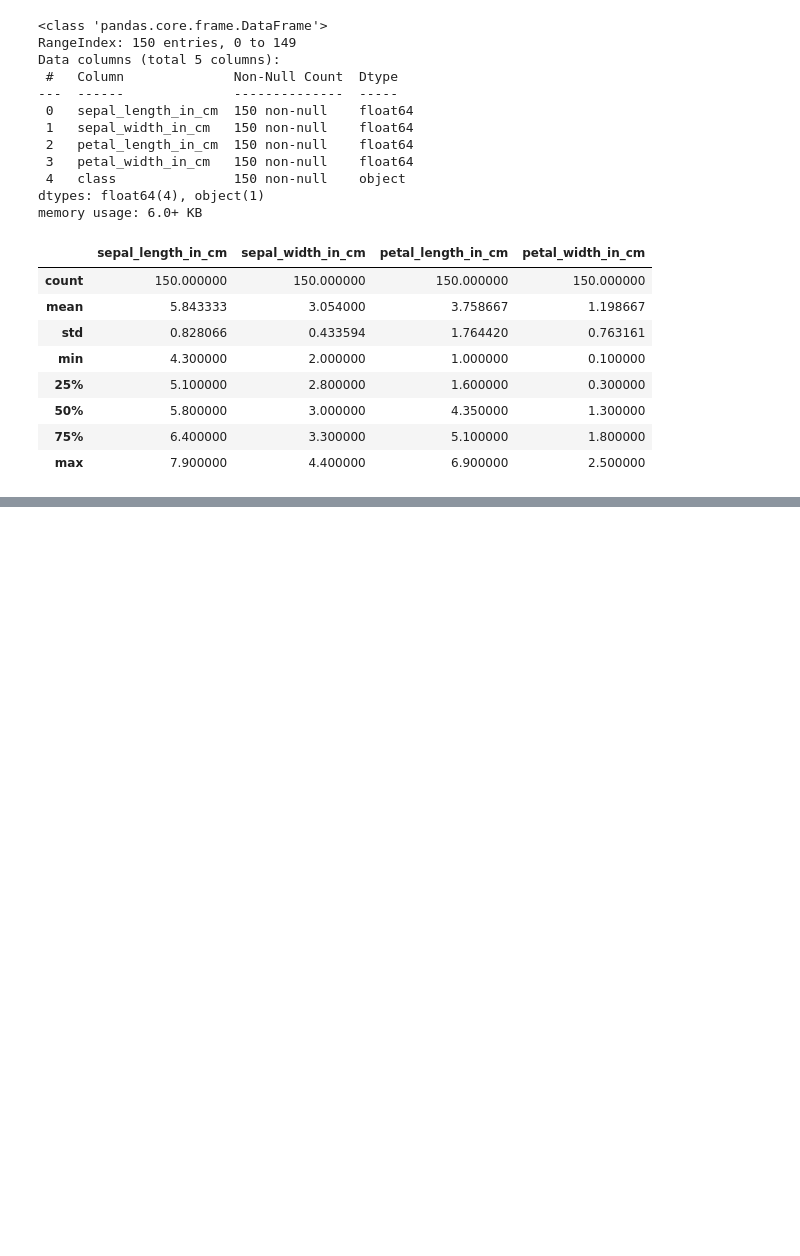
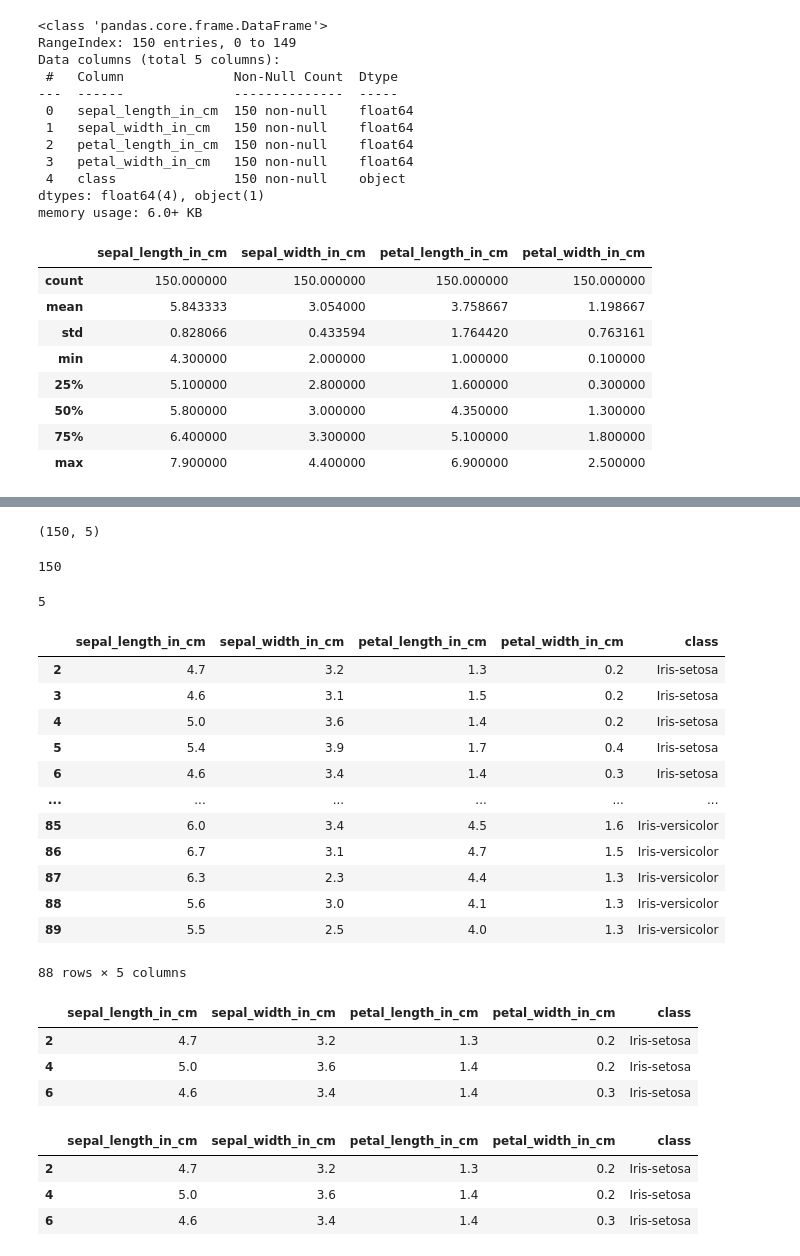
Before and after one commit to ZEDTARIK/jyputer, a Jupyter notebook: Pandas_Read_CSV/pandas.ipynb, the cells around one changed output, grey strips where cells are left out. Cells and saved outputs as stored; diff of their text form; code cells hidden in the pictures; blank space fills up the shorter version.

```diff
--- a/Pandas_Read_CSV/pandas.ipynb
+++ b/Pandas_Read_CSV/pandas.ipynb
@@ -103,3 +117,46 @@ iris_data.describe()
 # %%
 # Change the delimiter to a tab
 iris_data.to_csv("tab_seperated_iris_data.csv", sep="\t")
+# %%
+iris_data.shape # Get the number of rows and columns
+# %% [output]
+(150, 5)
+# %%
+iris_data.shape[0] # Get the number of rows only
+# %% [output]
+150
+# %%
+iris_data.shape[1] # Get the number of columns only
+# %% [output]
+5
+# %%
+# Slicing
+iris_data[iris_data.index.isin(range(2,90))]
+# %% [output]
+|  | sepal_length_in_cm | sepal_width_in_cm | petal_length_in_cm | petal_width_in_cm | class |
+| 2 | 4.7 | 3.2 | 1.3 | 0.2 | Iris-setosa |
+| 3 | 4.6 | 3.1 | 1.5 | 0.2 | Iris-setosa |
+| 4 | 5.0 | 3.6 | 1.4 | 0.2 | Iris-setosa |
+| 5 | 5.4 | 3.9 | 1.7 | 0.4 | Iris-setosa |
+| 6 | 4.6 | 3.4 | 1.4 | 0.3 | Iris-setosa |
+| ... | ... | ... | ... | ... | ... |
+| 85 | 6.0 | 3.4 | 4.5 | 1.6 | Iris-versicolor |
+| 86 | 6.7 | 3.1 | 4.7 | 1.5 | Iris-versicolor |
+| 87 | 6.3 | 2.3 | 4.4 | 1.3 | Iris-versicolor |
+| 88 | 5.6 | 3.0 | 4.1 | 1.3 | Iris-versicolor |
+| 89 | 5.5 | 2.5 | 4.0 | 1.3 | Iris-versicolor |
+88 rows × 5 columns
+# %%
+iris_data.loc[[2,4,6]]
+# %% [output]
+|  | sepal_length_in_cm | sepal_width_in_cm | petal_length_in_cm | petal_width_in_cm | class |
+| 2 | 4.7 | 3.2 | 1.3 | 0.2 | Iris-setosa |
+| 4 | 5.0 | 3.6 | 1.4 | 0.2 | Iris-setosa |
+| 6 | 4.6 | 3.4 | 1.4 | 0.3 | Iris-setosa |
+# %%
+iris_data.iloc[[2,4,6]]
+# %% [output]
+|  | sepal_length_in_cm | sepal_width_in_cm | petal_length_in_cm | petal_width_in_cm | class |
+| 2 | 4.7 | 3.2 | 1.3 | 0.2 | Iris-setosa |
+| 4 | 5.0 | 3.6 | 1.4 | 0.2 | Iris-setosa |
+| 6 | 4.6 | 3.4 | 1.4 | 0.3 | Iris-setosa |
```
Also changed, not shown: parts of 4 cells of this notebook.
